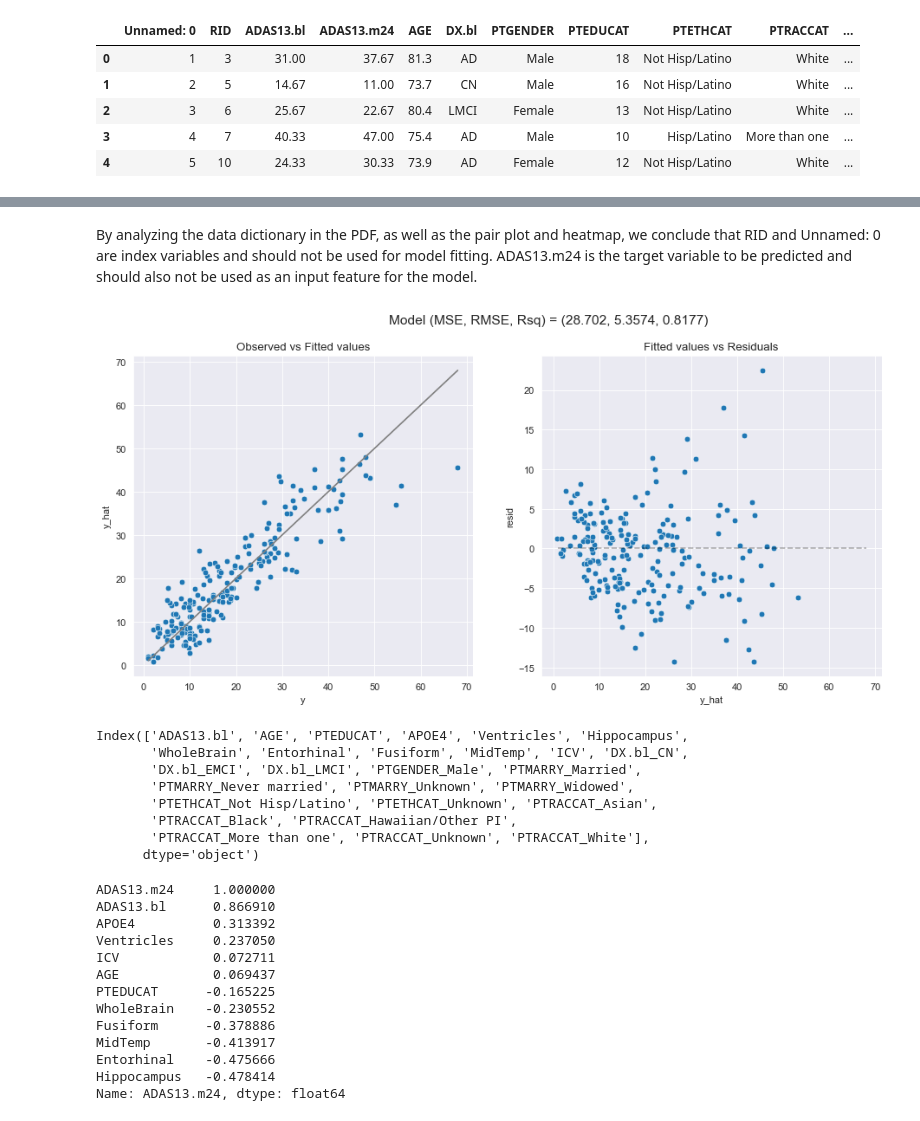
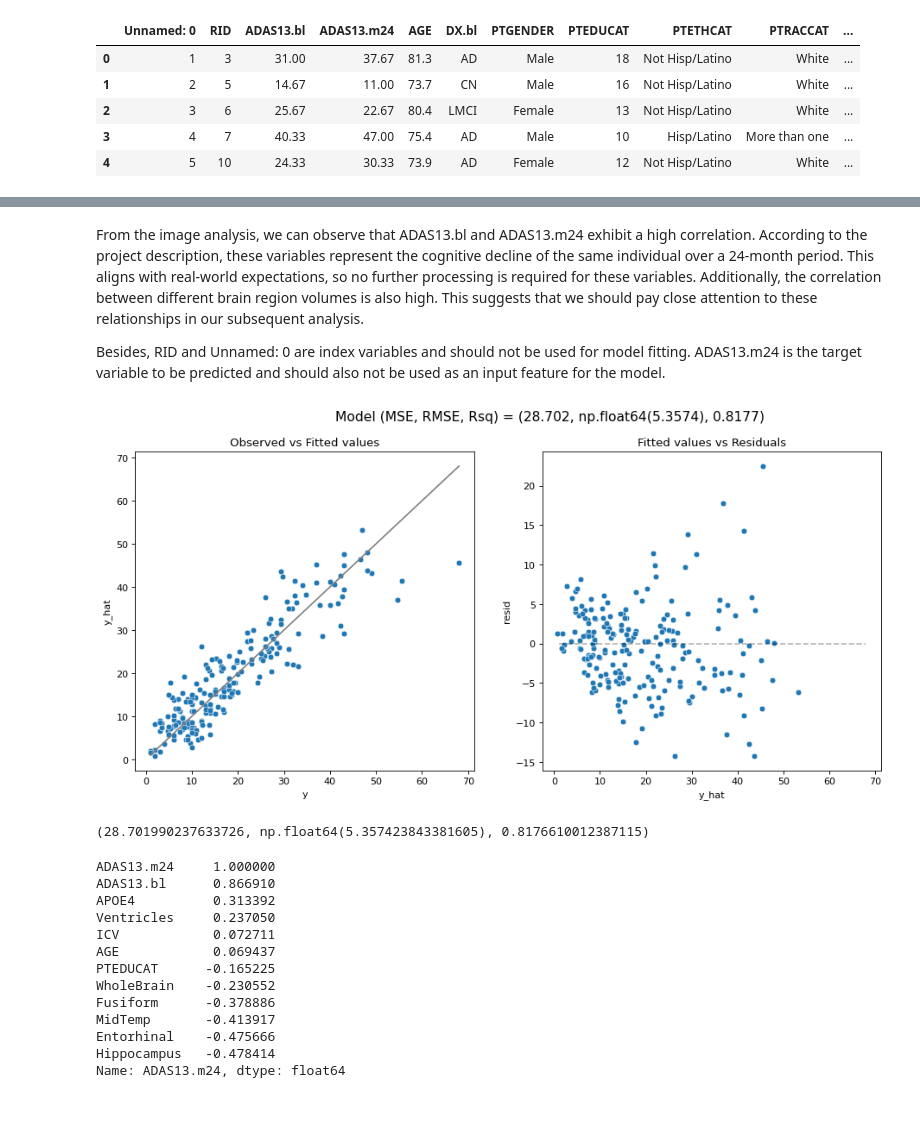
Before and after one commit to ormykingdown/MLP, a Jupyter notebook: project1_newest(2).ipynb, the cells around one changed output, grey strips where cells are left out. Drawn from its saved outputs; the diff is of its cells as text; code cells hidden in the pictures.

```diff
--- a/project1_newest(2).ipynb
+++ b/project1_newest(2).ipynb
@@ -33,16 +31,14 @@ from sklearn.metrics import mean_squared_error, r2_score
 from sklearn.pipeline import make_pipeline
 from sklearn.model_selection import GridSearchCV, KFold
 # %%
-# helper function
+# helper function. These two functions are extracted from workshop5 code.
 def get_coefs(m):
-    """Returns the model coefficients from a Scikit-learn model object as an array,
-    includes the intercept if available. This function is extracted from workshop5 code.
+    """Returns the model coefficients from a Scikit-learn model
+    object as an array, includes the intercept if available.
     """
-
     # If pipeline, use the last step as the model
     if (isinstance(m, sklearn.pipeline.Pipeline)):
         m = m.steps[-1][1]
-
 
     if m.intercept_ is None:
         return m.coef_
@@ -51,9 +47,9 @@ def get_coefs(m):
 
 
 def model_fit(m, X, y, plot = False):
-    """Returns the mean squared error, root mean squared error and R^2 value of a fitted model based
-    on provided X and y values. This function is also extracted from workshop5 code.
-
+    """Returns the mean squared error, root mean squared error
+    and R^2 value of a fitted model based on provided X and y values.
+    This function is also extracted from workshop5 code.
     Args:
         m: sklearn model object
         X: model matrix to use for prediction
@@ -65,26 +61,19 @@ def model_fit(m, X, y, plot = False):
     MSE = mean_squared_error(y, y_hat)
     RMSE = np.sqrt(mean_squared_error(y, y_hat))
     Rsqr = r2_score(y, y_hat)
-
     Metrics = (round(MSE, 4), round(RMSE, 4), round(Rsqr, 4))
-
     res = pd.DataFrame(
         data = {'y': y, 'y_hat': y_hat, 'resid': y - y_hat}
     )
-
     if plot:
         plt.figure(figsize=(12, 6))
-
         plt.subplot(121)
         sns.lineplot(x='y', y='y_hat', color="grey", data =  pd.DataFrame(data={'y': [min(y),max(y)], 'y_hat': [min(y),max(y)]}))
         sns.scatterplot(x='y', y='y_hat', data=res).set_title("Observed vs Fitted values")
-
         plt.subplot(122)
         sns.scatterplot(x='y_hat', y='resid', data=res).set_title("Fitted values vs Residuals")
         plt.hlines(y=0, xmin=np.min(y), xmax=np.max(y), linestyles='dashed', alpha=0.3, colors="black")
-
         plt.subplots_adjust(left=0.0)
-
         plt.suptitle("Model (MSE, RMSE, Rsq) = " + str(Metrics), fontsize=14)
         plt.show()
 
@@ -206,52 +211,39 @@ plt.show()
 # %% [markdown]
-By analyzing the data dictionary in the PDF, as well as the pair plot and heatmap, we conclude that RID and Unnamed: 0 are index variables and should not be used for model fitting. ADAS13.m24 is the target variable to be predicted and should also not be used as an input feature for the model.
+From the image analysis, we can observe that ADAS13.bl and ADAS13.m24 exhibit a high correlation. According to the project description, these variables represent the cognitive decline of the same individual over a 24-month period. This aligns with real-world expectations, so no further processing is required for these variables. Additionally, the correlation between different brain region volumes is also high. This suggests that we should pay close attention to these relationships in our subsequent analysis.
+
+Besides, RID and Unnamed: 0 are index variables and should not be used for model fitting. ADAS13.m24 is the target variable to be predicted and should also not be used as an input feature for the model.
 # %%
 # Model 1: Apply linear regression model to the original dataset.
 from sklearn.model_selection import train_test_split
 from sklearn.linear_model import LinearRegression, Lasso
 
 # Read the data.
 d = pd.read_csv("adnidata.csv")
 
 # Fill in the missing data with the median in every column.
 d.fillna(d.median(numeric_only=True), inplace=True)
-# d.dropna(axis=1, inplace=True)
-
 
 # Deal with the category variables by one-hot encoding.
-# d = pd.get_dummies(d, columns=['DX.bl', 'APOE4','PTGENDER', 'PTMARRY', 'PTETHCAT', 'PTRACCAT'], drop_first=True)
-d = pd.get_dummies(d, columns=['DX.bl','PTGENDER', 'PTMARRY', 'PTETHCAT', 'PTRACCAT'], drop_first=True)
-
-# Here we can try target encoder.
-# encoder = ce.TargetEncoder(cols=['DX.bl', 'PTMARRY', 'APOE4'])
-# d_encoded = encoder.fit_transform(d, d['ADAS13.m24'])
+d = pd.get_dummies(d, columns=['DX.bl','PTGENDER', 'PTMARRY',
+'PTETHCAT', 'PTRACCAT'], drop_first=True)
 
 # Choose the features and the target variables.
-# features = ['ADAS13.bl','PTEDUCAT', 'AGE','Ventricles', 'Hippocampus', 'WholeBrain', 'Entorhinal', 'Fusiform', 'MidTemp', 'ICV']
 features_todrop = ['Unnamed: 0','RID','ADAS13.m24']
 features = [col for col in d.columns if col not in features_todrop]
 X = d[features]
 y = d['ADAS13.m24']
 
 # Split the original data into training data and testing data.
-X_train, X_test, y_train, y_test = train_test_split(X, y, test_size=0.2, random_state=42)
+X_train, X_test, y_train, y_test = train_test_split(X, y, test_size=0.2,
+random_state=42)
 
 # Initialize and train the model.
 model = LinearRegression()
 model.fit(X_train, y_train)
-
 model_fit(model,X_test,y_test,plot=True)
-print(X.columns)
 # %% [output]
-[figure, old version]
+[figure, new version]
-Index(['ADAS13.bl', 'AGE', 'PTEDUCAT', 'APOE4', 'Ventricles', 'Hippocampus',
-       'WholeBrain', 'Entorhinal', 'Fusiform', 'MidTemp', 'ICV', 'DX.bl_CN',
-       'DX.bl_EMCI', 'DX.bl_LMCI', 'PTGENDER_Male', 'PTMARRY_Married',
-       'PTMARRY_Never married', 'PTMARRY_Unknown', 'PTMARRY_Widowed',
-       'PTETHCAT_Not Hisp/Latino', 'PTETHCAT_Unknown', 'PTRACCAT_Asian',
-       'PTRACCAT_Black', 'PTRACCAT_Hawaiian/Other PI',
-       'PTRACCAT_More than one', 'PTRACCAT_Unknown', 'PTRACCAT_White'],
-      dtype='object')
+(28.701990237633726, np.float64(5.357423843381605), 0.8176610012387115)
 # %%
 # Feature Engineer
 # Select all the feature names for correlation calculation.
```
Also changed, not shown: parts of 27 cells of this notebook.
